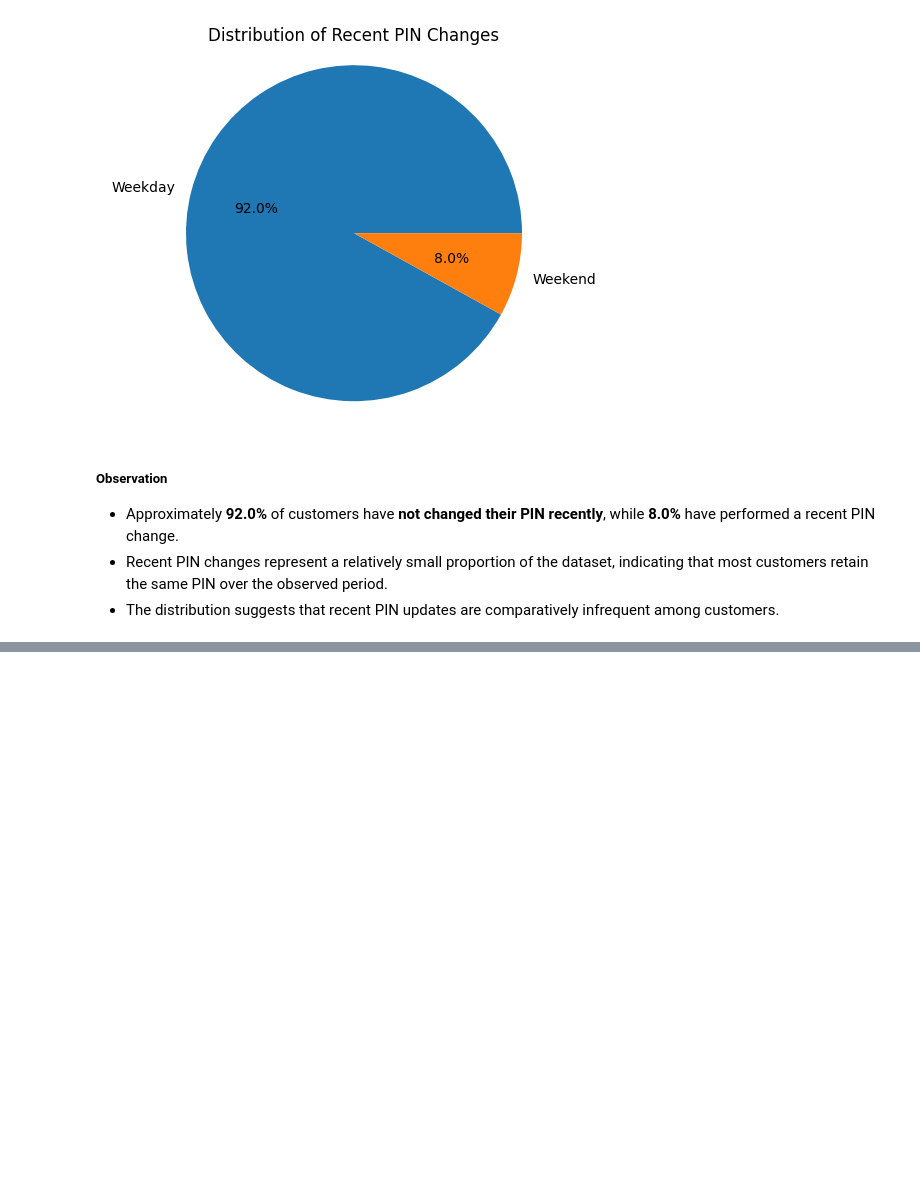
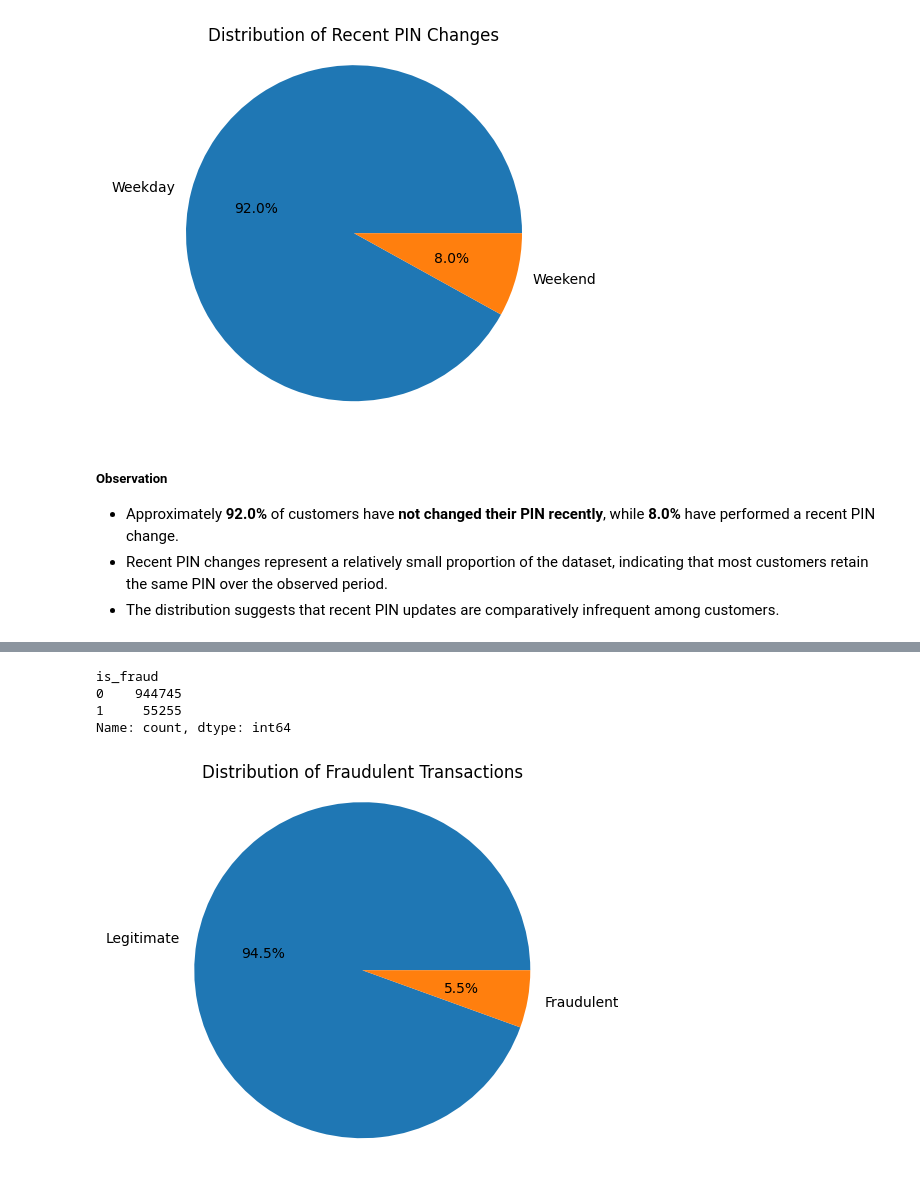
Before and after one commit to abhi-saurav-saroya/bank-fraud-eda, a Jupyter notebook: notebooks/02_exploratory_data_analysis.ipynb, the cells around one changed output, grey strips where cells are left out. Saved outputs shown, nothing was run; the diff lists cells and outputs as text; code cells hidden in the pictures; blank space fills up the shorter version.

Commit message:
feat: analyze fraudulent transactions distribution

```diff
--- a/notebooks/02_exploratory_data_analysis.ipynb
+++ b/notebooks/02_exploratory_data_analysis.ipynb
@@ -1212,0 +1221,21 @@ plt.show()
+# %%
+df["is_fraud"].value_counts()
+# %% [output]
+is_fraud
+0    944745
+1     55255
+Name: count, dtype: int64
+# %%
+plt.pie(
+    df["is_fraud"].value_counts().sort_index(),
+    labels=["Legitimate", "Fraudulent"],
+    autopct="%1.1f%%",
+)
+
+plt.title("Distribution of Fraudulent Transactions")
+
+plt.axis("equal")
+
+plt.show()
+# %% [output]
+[figure, added]
```
Also changed, not shown: parts of 3 cells of this notebook.
